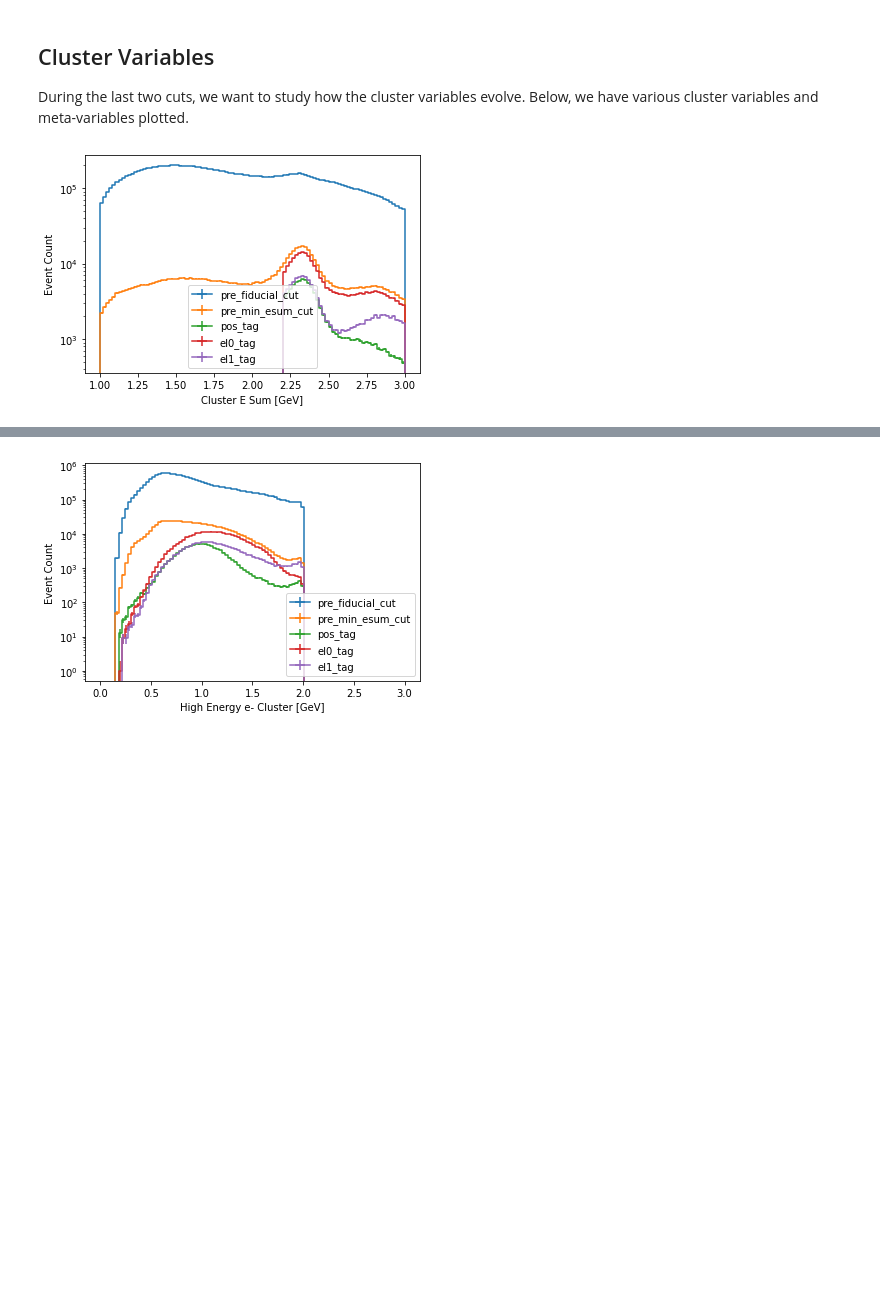
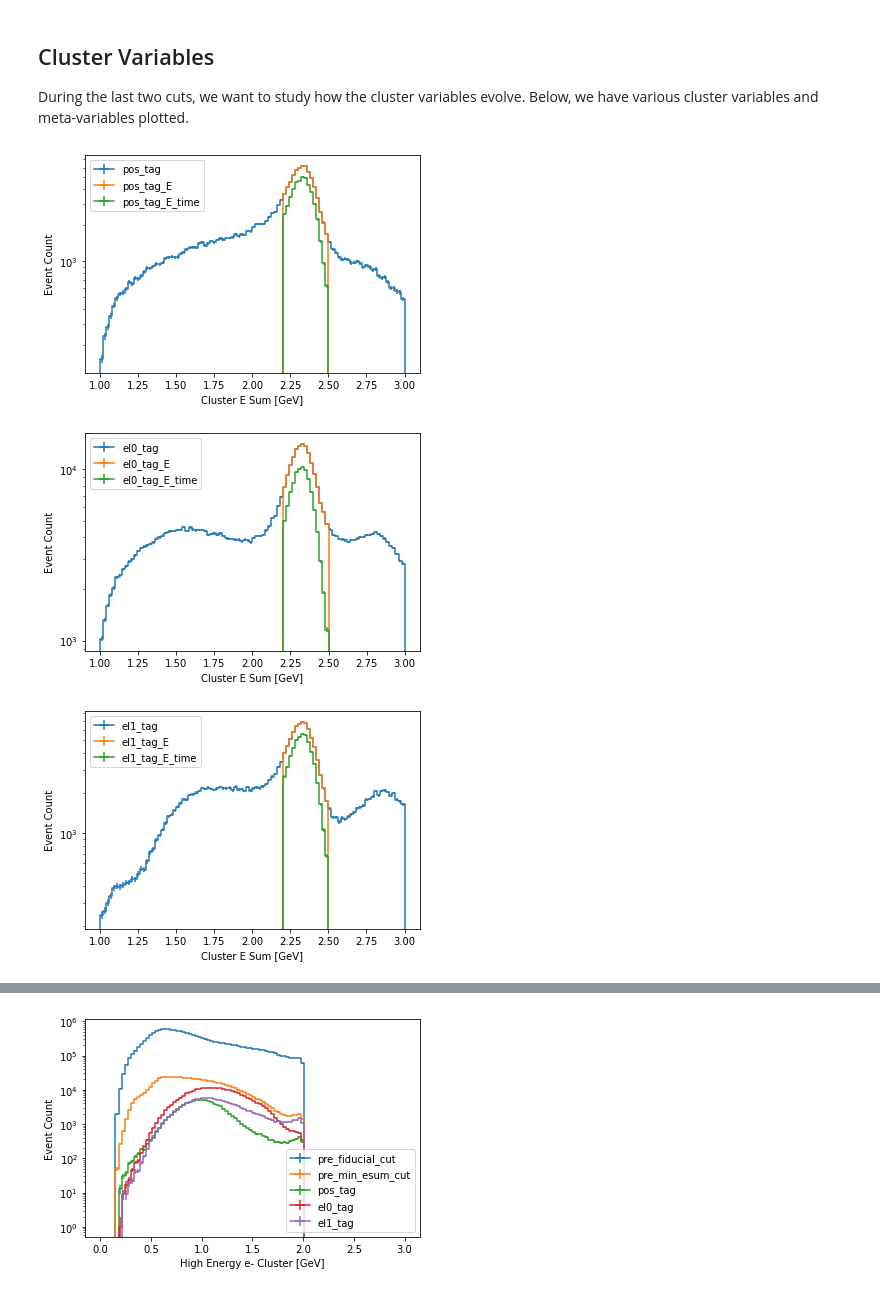
Before and after one commit to tomeichlersmith/hps, a Jupyter notebook: ana/tpt-plotting.ipynb, the cells around one changed output, grey strips where cells are left out. Drawn from its saved outputs; the diff is of its cells as text; code cells hidden in the pictures; blank space fills up the shorter version.

```diff
--- a/ana/tpt-plotting.ipynb
+++ b/ana/tpt-plotting.ipynb
@@ -139,5 +14,10 @@ Histograms produced by using `hpstr` to analyze ntuples decoded from lcio files.
 - numpy
 - hist[plot]
 # %%
-f = hpstrHistFile('2016-subsample/hist_2016_subsample_run_007800_part_0000_0387.root','tpt',
-                  ['pre_fiducial_cut','pre_min_esum_cut','pos_tag','el0_tag','el1_tag'])
+from uphpstr import hpstrHistFile
+f = hpstrHistFile('../2016-subsample/hist_2016_subsample_run_007800_part_0000_0387.root','tpt',
+                  ['pre_fiducial_cut',
+                   'pos_tag','pos_tag_E','pos_tag_E_time',
+                   'el0_tag','el0_tag_E','el0_tag_E_time',
+                   'el1_tag','el1_tag_E','el1_tag_E_time'
+                  ])
@@ -208,6 +95,10 @@ ValueError: shape mismatch: objects cannot be broadcast to a single shape
 ## Cluster Variables
 During the last two cuts, we want to study how the cluster variables evolve. Below, we have various cluster variables and meta-variables plotted.
 # %%
-f.plot_1d('cluster_E_sum','Cluster E Sum [GeV]',selections=True)
+for p in ['pos','el0','el1'] :
+    f.plot_1d('cluster_E_sum','Cluster E Sum [GeV]',
+              selections=lambda copies : [c for c in copies if p in c])
 # %% [output]
-[figure, old version]
+[figure, new version]
+[figure, added]
+[figure, added]
```
Also changed, not shown: parts of 7 cells of this notebook, 1 other file.
